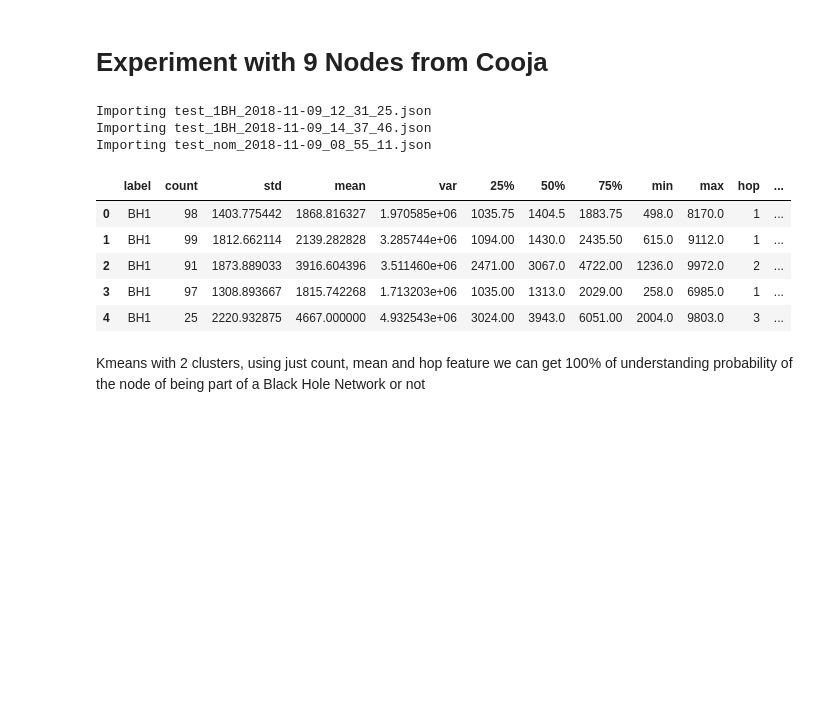
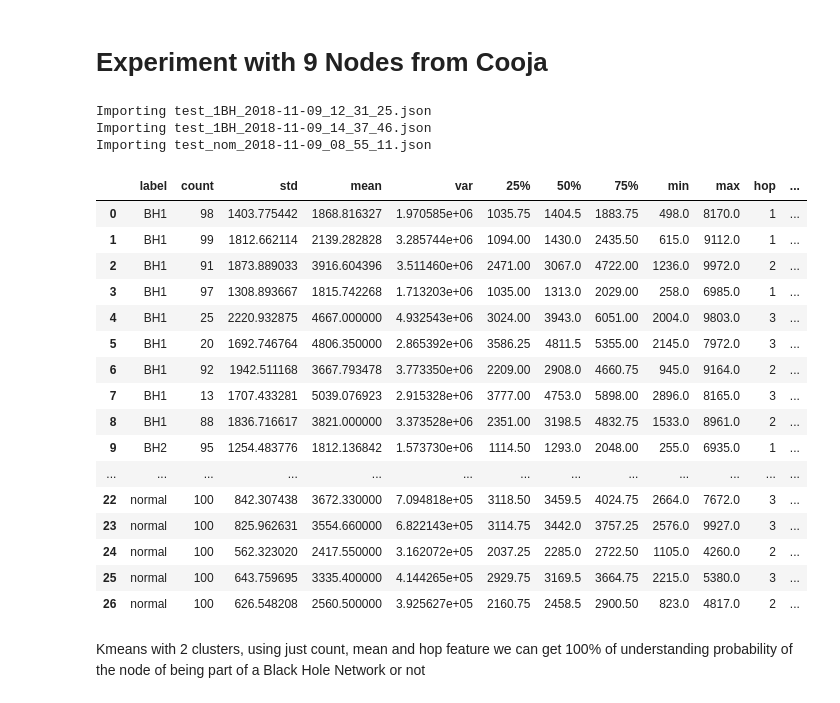
Before and after one commit to ichatz/iot-netprofiler, a Jupyter notebook: Kmeans/Kmeans Cooja 9.ipynb, the cells around one changed output. Saved outputs shown, nothing was run; the diff lists cells and outputs as text; code cells hidden in the pictures; blank space fills up the shorter version.

```diff
--- a/Kmeans/Kmeans Cooja 9.ipynb
+++ b/Kmeans/Kmeans Cooja 9.ipynb
@@ -107,34 +107,45 @@ correction2=[] #for 3 cluster 0:normal net 1:bh net 2:bh
 for i in range(len(d["label"])):
     el=d["label"][i]
     if el=="normal":
         correction.append(1)
         correction2.append(1)
 
     else:
         #print(el=="BH2" and i==BlackHole[2])
         correction.append(0)
         if ((el=="BH1" and i==BlackHole[1]) or
             (el=="BH2" and i==BlackHole[2])):
 
             correction2.append(2)
         else:
             correction2.append(0)
 
 
 correction=np.array(correction)
 correction2=np.array(correction2)
 
-stats.head()
+stats
 # %% [output]
 Importing test_1BH_2018-11-09_12_31_25.json
 Importing test_1BH_2018-11-09_14_37_46.json
 Importing test_nom_2018-11-09_08_55_11.json
 |  | label | count | std | mean | var | 25% | 50% | 75% | min | max | hop | ... |
 | 0 | BH1 | 98 | 1403.775442 | 1868.816327 | 1.970585e+06 | 1035.75 | 1404.5 | 1883.75 | 498.0 | 8170.0 | 1 | ... |
 | 1 | BH1 | 99 | 1812.662114 | 2139.282828 | 3.285744e+06 | 1094.00 | 1430.0 | 2435.50 | 615.0 | 9112.0 | 1 | ... |
 | 2 | BH1 | 91 | 1873.889033 | 3916.604396 | 3.511460e+06 | 2471.00 | 3067.0 | 4722.00 | 1236.0 | 9972.0 | 2 | ... |
 | 3 | BH1 | 97 | 1308.893667 | 1815.742268 | 1.713203e+06 | 1035.00 | 1313.0 | 2029.00 | 258.0 | 6985.0 | 1 | ... |
 | 4 | BH1 | 25 | 2220.932875 | 4667.000000 | 4.932543e+06 | 3024.00 | 3943.0 | 6051.00 | 2004.0 | 9803.0 | 3 | ... |
+| 5 | BH1 | 20 | 1692.746764 | 4806.350000 | 2.865392e+06 | 3586.25 | 4811.5 | 5355.00 | 2145.0 | 7972.0 | 3 | ... |
+| 6 | BH1 | 92 | 1942.511168 | 3667.793478 | 3.773350e+06 | 2209.00 | 2908.0 | 4660.75 | 945.0 | 9164.0 | 2 | ... |
+| 7 | BH1 | 13 | 1707.433281 | 5039.076923 | 2.915328e+06 | 3777.00 | 4753.0 | 5898.00 | 2896.0 | 8165.0 | 3 | ... |
+| 8 | BH1 | 88 | 1836.716617 | 3821.000000 | 3.373528e+06 | 2351.00 | 3198.5 | 4832.75 | 1533.0 | 8961.0 | 2 | ... |
+| 9 | BH2 | 95 | 1254.483776 | 1812.136842 | 1.573730e+06 | 1114.50 | 1293.0 | 2048.00 | 255.0 | 6935.0 | 1 | ... |
+| ... | ... | ... | ... | ... | ... | ... | ... | ... | ... | ... | ... | ... |
+| 22 | normal | 100 | 842.307438 | 3672.330000 | 7.094818e+05 | 3118.50 | 3459.5 | 4024.75 | 2664.0 | 7672.0 | 3 | ... |
+| 23 | normal | 100 | 825.962631 | 3554.660000 | 6.822143e+05 | 3114.75 | 3442.0 | 3757.25 | 2576.0 | 9927.0 | 3 | ... |
+| 24 | normal | 100 | 562.323020 | 2417.550000 | 3.162072e+05 | 2037.25 | 2285.0 | 2722.50 | 1105.0 | 4260.0 | 2 | ... |
+| 25 | normal | 100 | 643.759695 | 3335.400000 | 4.144265e+05 | 2929.75 | 3169.5 | 3664.75 | 2215.0 | 5380.0 | 3 | ... |
+| 26 | normal | 100 | 626.548208 | 2560.500000 | 3.925627e+05 | 2160.75 | 2458.5 | 2900.50 | 823.0 | 4817.0 | 2 | ... |
 # %%
 
 data=stats.drop(["label","25%","var","mean","75%","50%","min","max"],axis=1)
```
Also changed, not shown: parts of 8 cells of this notebook, 4 other files.
